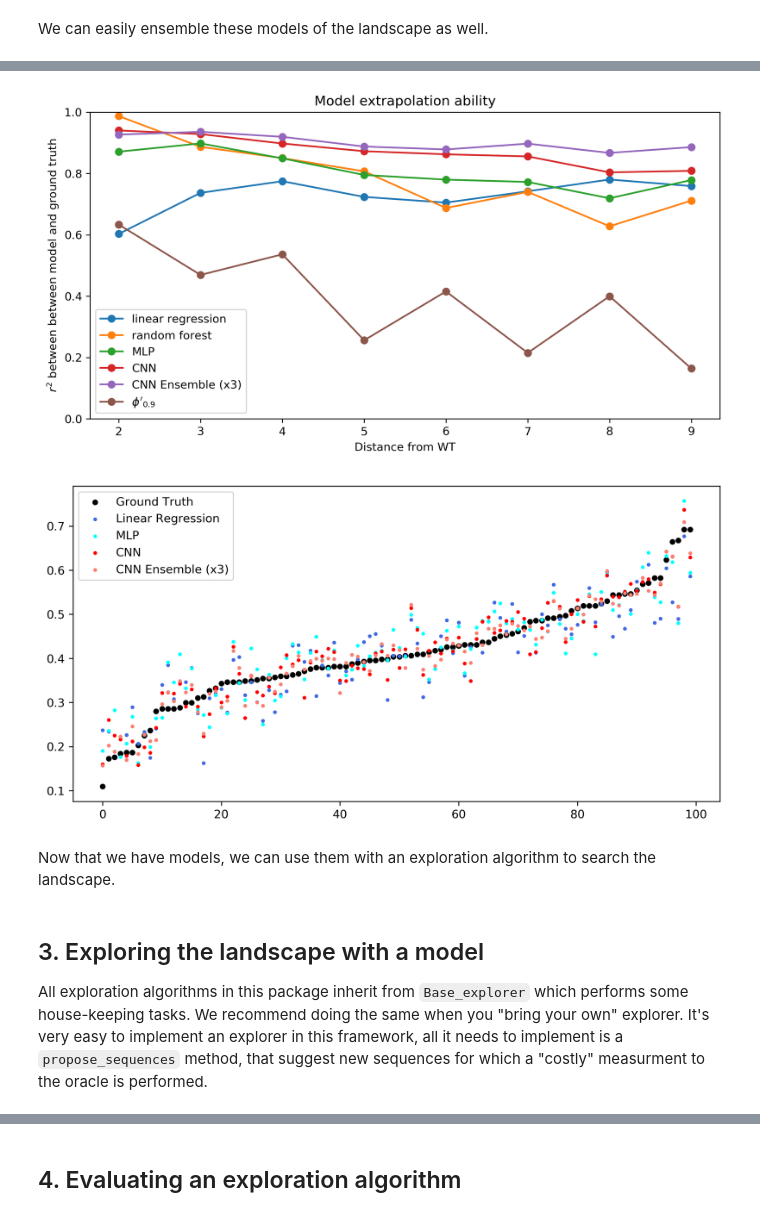
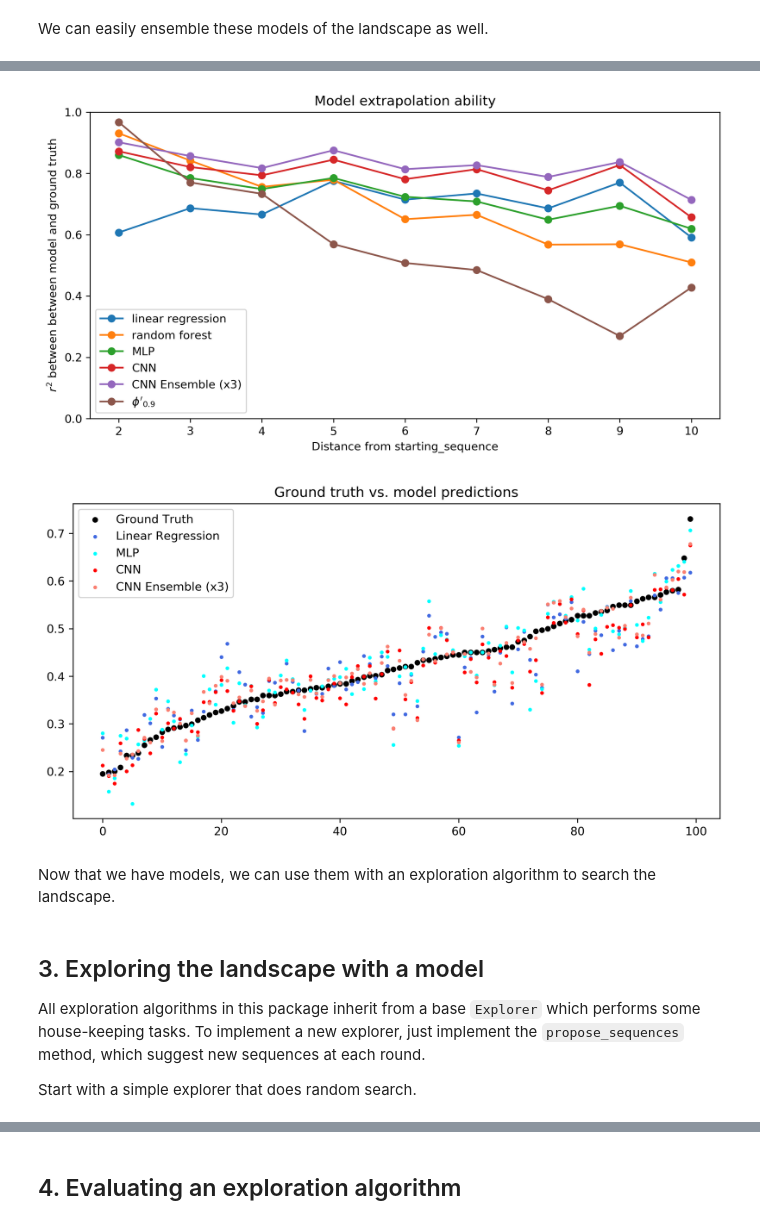
Before and after one commit to samsinai/FLEXS, a Jupyter notebook: examples/Tutorial.ipynb, the cells around one changed output, grey strips where cells are left out. Saved outputs shown, nothing was run; the diff lists cells and outputs as text; code cells hidden in the pictures.

```diff
--- a/examples/Tutorial.ipynb
+++ b/examples/Tutorial.ipynb
@@ -237,8 +220,8 @@ training data consisted of 13250 unique sequences
 linear_regression = baselines.models.LinearRegression(alphabet=alphabet)
 linear_regression.train(train_x, train_y)
 
-linear_regression_preds = linear_regression.get_fitness(val_x)
-corrs_linear = get_corr_per_distance(val_x, val_y, linear_regression_preds)
+linear_regression_preds = linear_regression.get_fitness(test_x)
+corrs_linear = get_corr_per_distance(test_x, test_y, linear_regression_preds)
 
-print(f"Overall correlation: {scipy.stats.pearsonr(linear_regression_preds, val_y)[0]**2}")
+print(f"Overall correlation: {scipy.stats.pearsonr(linear_regression_preds, test_y)[0]**2}")
 # %% [output]
@@ -256,9 +239,9 @@ Overall correlation: 0.8300053912924367
 # %%
-mlp = baselines.models.MLP(len(wt), hidden_size=100, alphabet=alphabet, loss='MSE')
+mlp = baselines.models.MLP(len(starting_sequence), hidden_size=100, alphabet=alphabet, loss='MSE')
 mlp.train(train_x, train_y)
 
-mlp_preds = mlp.get_fitness(val_x)
-corrs_mlp = get_corr_per_distance(val_x, val_y, mlp_preds)
+mlp_preds = mlp.get_fitness(test_x)
+corrs_mlp = get_corr_per_distance(test_x, test_y, mlp_preds)
 
-print(f"Overall correlation: {scipy.stats.pearsonr(mlp_preds, val_y)[0]**2}")
+print(f"Overall correlation: {scipy.stats.pearsonr(mlp_preds, test_y)[0]**2}")
 # %% [output]
@@ -266,9 +249,9 @@ Overall correlation: 0.8477103380352756
 # %%
-cnn = baselines.models.CNN(len(wt), num_filters=32, hidden_size=100, alphabet=alphabet, loss='MSE')
+cnn = baselines.models.CNN(len(starting_sequence), num_filters=32, hidden_size=100, alphabet=alphabet, loss='MSE')
 cnn.train(train_x, train_y)
 
-cnn_preds = cnn.get_fitness(val_x)
-corrs_cnn = get_corr_per_distance(val_x, val_y, cnn_preds)
+cnn_preds = cnn.get_fitness(test_x)
+corrs_cnn = get_corr_per_distance(test_x, test_y, cnn_preds)
 
-print(f"Overall correlation: {scipy.stats.pearsonr(cnn_preds, val_y)[0]**2}")
+print(f"Overall correlation: {scipy.stats.pearsonr(cnn_preds, test_y)[0]**2}")
 # %% [output]
@@ -277,13 +260,13 @@ Overall correlation: 0.8975465144142935
 We can easily ensemble these models of the landscape as well.
 # %%
 cnn_ensemble = flexs.Ensemble([
-    baselines.models.CNN(sequence_length, alphabet=alphabet, num_filters=32, hidden_size=100, loss='MSE')
+    baselines.models.CNN(len(starting_sequence), alphabet=alphabet, num_filters=32, hidden_size=100, loss='MSE')
     for i in range(3)
 ])
 cnn_ensemble.train(train_x, train_y)
 
-cnn_ensemble_preds = cnn_ensemble.get_fitness(val_x)
-corrs_cnn_ensemble = get_corr_per_distance(val_x, val_y, cnn_ensemble_preds)
+cnn_ensemble_preds = cnn_ensemble.get_fitness(test_x)
+corrs_cnn_ensemble = get_corr_per_distance(test_x, test_y, cnn_ensemble_preds)
 
-print(f"Overall correlation: {scipy.stats.pearsonr(cnn_ensemble_preds, val_y)[0]**2}")
+print(f"Overall correlation: {scipy.stats.pearsonr(cnn_ensemble_preds, test_y)[0]**2}")
 # %% [output]
@@ -301,31 +281,33 @@ plt.plot(range(1,11), corrs_cnn, 'o-', label="CNN")
 plt.plot(range(1, 11), corrs_cnn_ensemble, 'o-', label="CNN Ensemble (x3)")
 plt.plot(range(1,11), corrs_noisy_neighbors[1], 'o-', label="$\phi'_{0.9}$")
 plt.ylabel("$r^2$ between between model and ground truth")
-plt.xlabel("Distance from WT")
+plt.xlabel("Distance from starting_sequence")
 plt.legend()
 plt.ylim(0, 1)
 plt.show()
 # %% [output]
-[figure, old version]
+[figure, new version]
 # %%
+sort_order = np.argsort(test_y[:100])
+
 plt.figure(figsize=(10,5), dpi=300)
-
-sort_order = np.argsort(val_y[:100])
-
-plt.scatter(range(len(sort_order)), val_y[sort_order], c="k", s=15, label="Ground Truth")
+plt.title('Ground truth vs. model predictions')
+plt.scatter(range(len(sort_order)), test_y[sort_order], c="k", s=15, label="Ground Truth")
 plt.scatter(range(len(sort_order)), linear_regression_preds[sort_order], c="royalblue", s=5, label="Linear Regression")
 plt.scatter(range(len(sort_order)), mlp_preds[sort_order], c="cyan", s=5, label="MLP")
 plt.scatter(range(len(sort_order)), cnn_preds[sort_order], c="red", s=5, label="CNN")
 plt.scatter(range(len(sort_order)), cnn_ensemble_preds[sort_order], c="salmon", s=5, label="CNN Ensemble (x3)")
 
 plt.legend()
 plt.show()
 # %% [output]
-[figure, old version]
+[figure, new version]
 # %% [markdown]
 Now that we have models, we can use them with an exploration algorithm to search the landscape.
 # %% [markdown]
 ## 3. Exploring the landscape with a model <a class="anchor" id="section-three"></a>
 
-All exploration algorithms in this package inherit from `Base_explorer` which performs some house-keeping tasks. We recommend doing the same when you "bring your own" explorer. It's very easy to implement an explorer in this framework, all it needs to implement is a `propose_sequences` method, that suggest new sequences for which a "costly" measurment to the oracle is performed.
+All exploration algorithms in this package inherit from a base `Explorer` which performs some house-keeping tasks. To implement a new explorer, just implement the `propose_sequences` method, which suggest new sequences at each round.
+
+Start with a simple explorer that does random search.
 # %%
```
Also changed, not shown: parts of 77 cells of this notebook, 13 other files.
